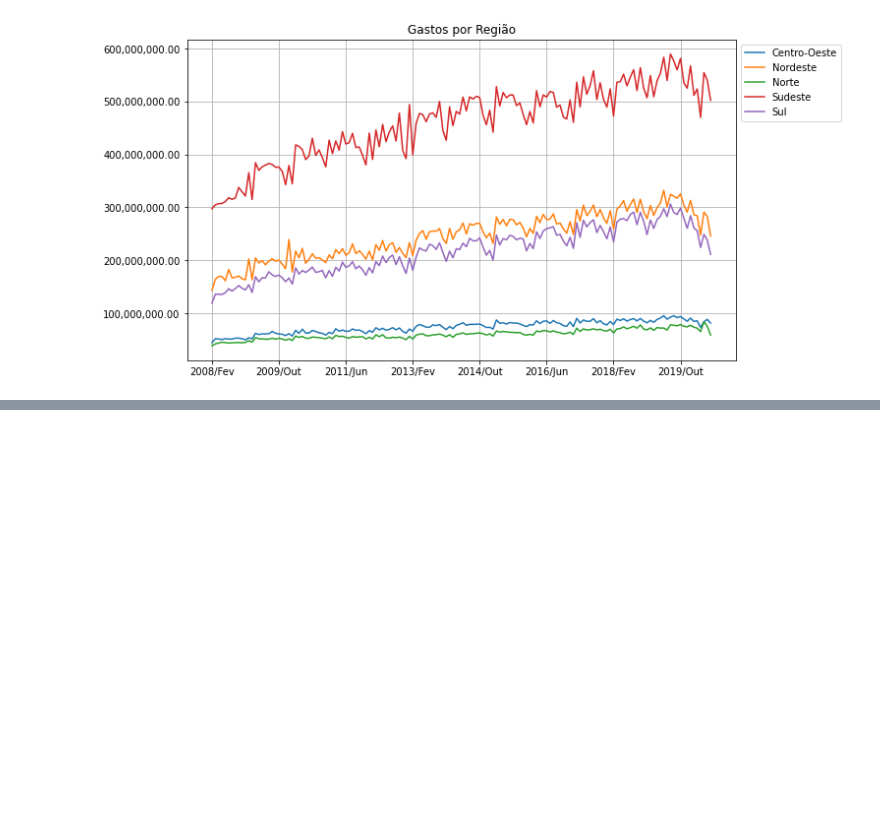
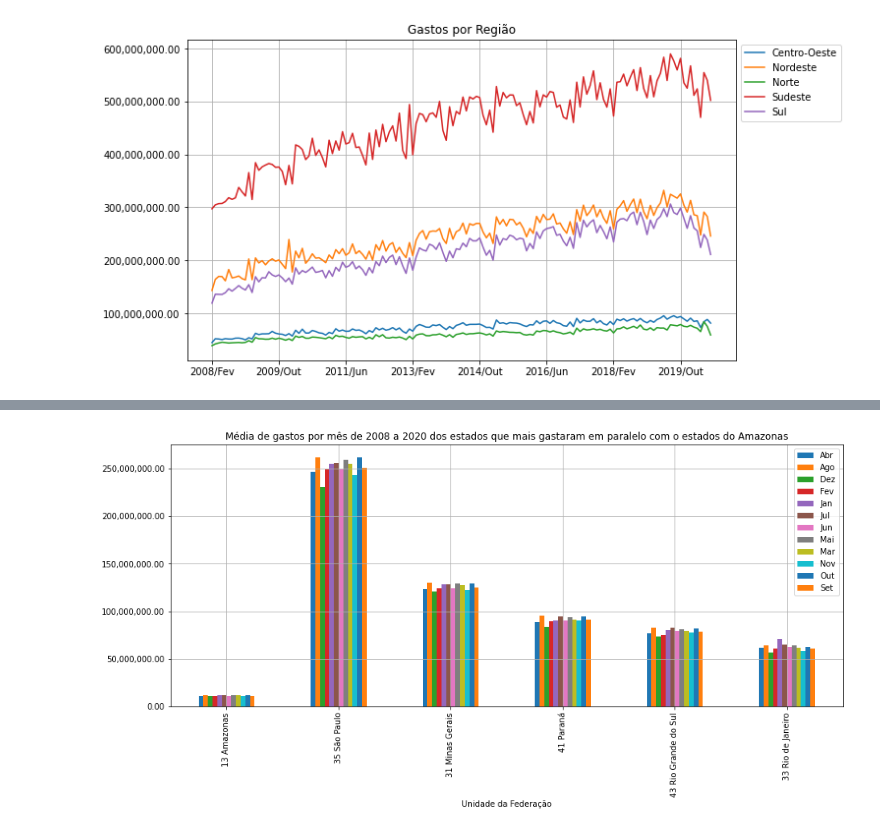
Before and after one commit to r10silveira/bootcampDataScience, a Jupyter notebook: Modulo1/Aula3.ipynb, the cells around one changed output, grey strips where cells are left out. Drawn from its saved outputs; the diff is of its cells as text; code cells hidden in the pictures; blank space fills up the shorter version.

```diff
--- a/Modulo1/Aula3.ipynb
+++ b/Modulo1/Aula3.ipynb
@@ -205,0 +221,17 @@ plt.show()
+# %%
+#Removendo as colunas Total e Regiao e deixando o dataframe de FEV/2008 as FEV/2020
+usaveis_transpostos = usaveis.T[:145]
+usaveis_transpostos.loc[usaveis_transpostos.index.str.endswith("Jan"),"Mes"] = "Jan"
+usaveis_transpostos.loc[usaveis_transpostos.index.str.endswith("Fev"),"Mes"] = "Fev"
+usaveis_transpostos.loc[usaveis_transpostos.index.str.endswith("Mar"),"Mes"] = "Mar"
+usaveis_transpostos.loc[usaveis_transpostos.index.str.endswith("Abr"),"Mes"] = "Abr"
+usaveis_transpostos.loc[usaveis_transpostos.index.str.endswith("Mai"),"Mes"] = "Mai"
+usaveis_transpostos.loc[usaveis_transpostos.index.str.endswith("Jun"),"Mes"] = "Jun"
+usaveis_transpostos.loc[usaveis_transpostos.index.str.endswith("Jul"),"Mes"] = "Jul"
+usaveis_transpostos.loc[usaveis_transpostos.index.str.endswith("Ago"),"Mes"] = "Ago"
+usaveis_transpostos.loc[usaveis_transpostos.index.str.endswith("Set"),"Mes"] = "Set"
+usaveis_transpostos.loc[usaveis_transpostos.index.str.endswith("Out"),"Mes"] = "Out"
+usaveis_transpostos.loc[usaveis_transpostos.index.str.endswith("Nov"),"Mes"] = "Nov"
+usaveis_transpostos.loc[usaveis_transpostos.index.str.endswith("Dez"),"Mes"] = "Dez"
+usaveis_transpostos = usaveis_transpostos.set_index("Mes")
+usaveis_transpostos
@@ -205,0 +253,4 @@ plt.show()
+# %%
+#Fiz a média dos meses: Ex: Soma de todos FEV de 2008 a 2020 / 12 anos, fiz a média de forma manual pq o mean() não funcionou no groupby.
+meses_agrupados = usaveis_transpostos.groupby("Mes").sum()/12
+meses_agrupados
@@ -205,0 +273,8 @@ plt.show()
+# %%
+ax = meses_agrupados[colunas_estados].T.plot(figsize=(15,6),grid=True,kind="bar")
+ax.legend(bbox_to_anchor=(1,1))
+ax.yaxis.set_major_formatter(ticker.StrMethodFormatter("{x:,.2f}"))
+ax.set_title("Média de gastos por mês de 2008 a 2020 dos estados que mais gastaram em paralelo com o estado do Amazonas")
+plt.show()
+# %% [output]
+[figure, added]
```
Also changed, not shown: parts of 17 cells of this notebook, 1 other file.
